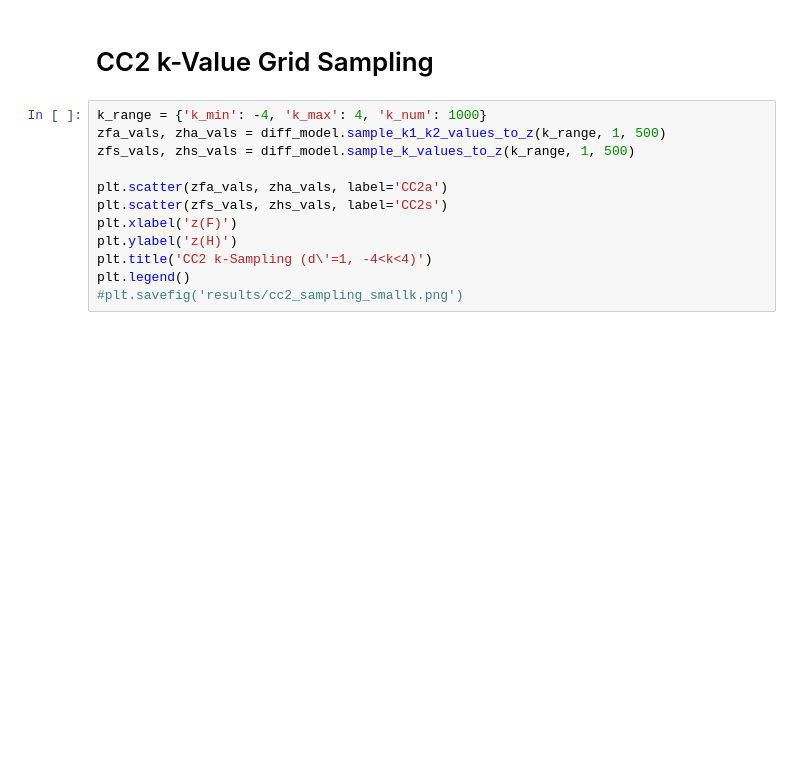
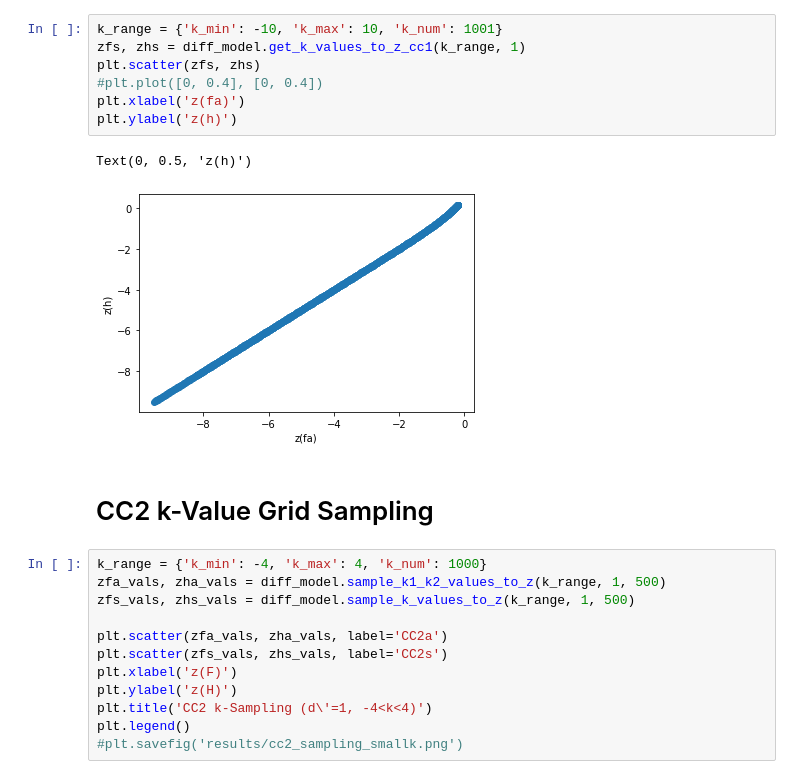
Before and after one commit to alexxyu/decision-modeling, a Jupyter notebook: CC2 Decision Modeling.ipynb, the cells around one changed output. Saved outputs shown, nothing was run; the diff lists cells and outputs as text; blank space fills up the shorter version.

```diff
--- a/CC2 Decision Modeling.ipynb
+++ b/CC2 Decision Modeling.ipynb
@@ -139,3 +163,13 @@ diff_model = CovertDecisionModel()
+# %%
+k_range = {'k_min': -10, 'k_max': 10, 'k_num': 1001}
+zfs, zhs = diff_model.get_k_values_to_z_cc1(k_range, 1)
+plt.scatter(zfs, zhs)
+#plt.plot([0, 0.4], [0, 0.4])
+plt.xlabel('z(fa)')
+plt.ylabel('z(h)')
+# %% [output]
+Text(0, 0.5, 'z(h)')
+[figure, added]
 # %% [markdown]
 # CC2 k-Value Grid Sampling
 # %%
```
Also changed, not shown: parts of 7 cells of this notebook, 1 other file.
